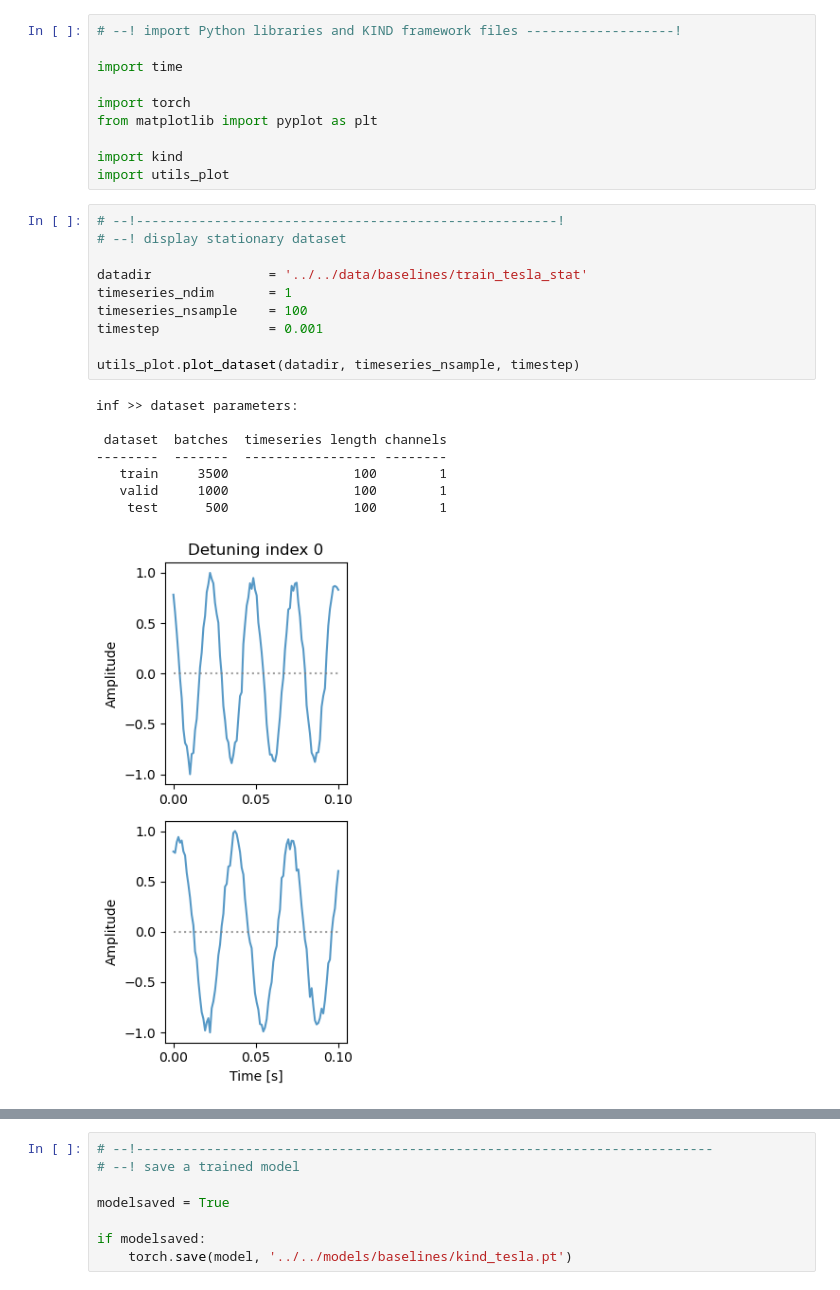
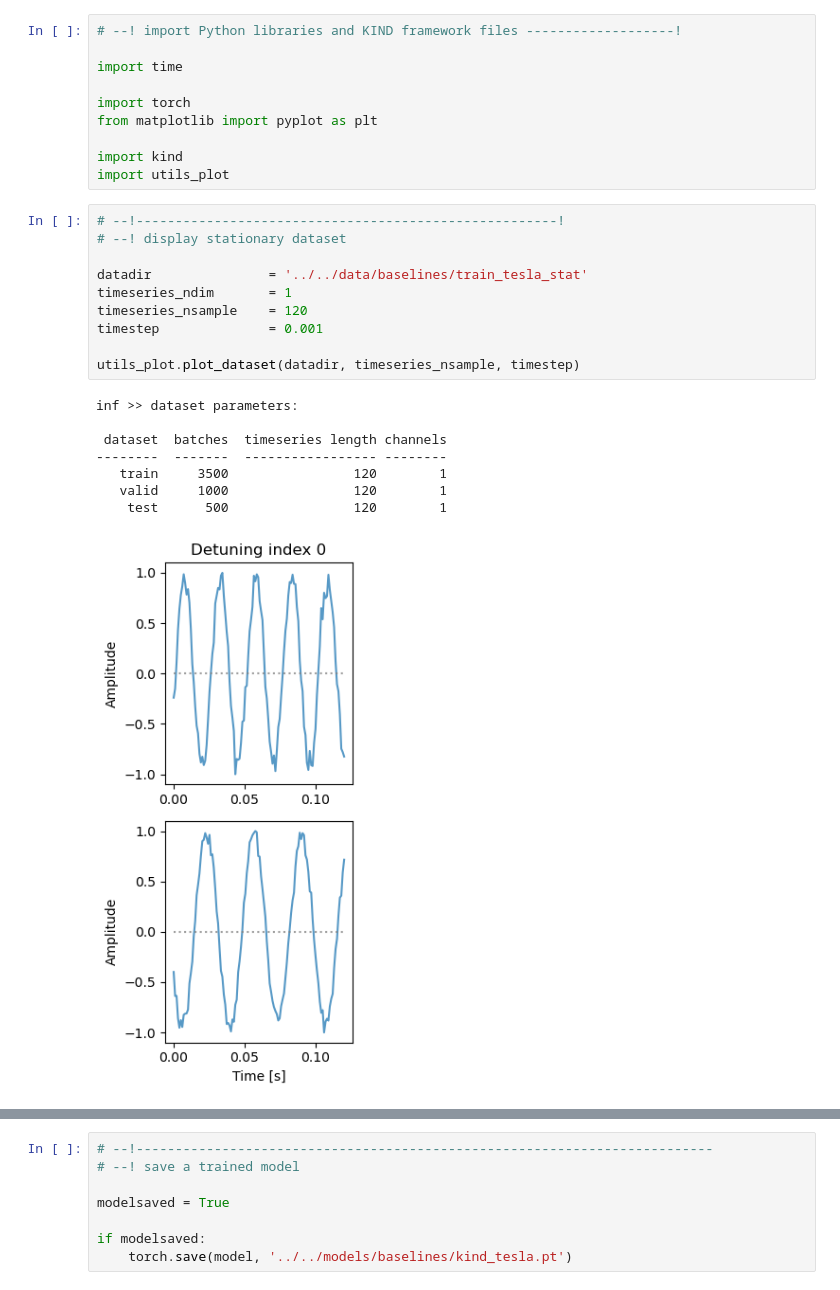
Before and after one commit to maalberg/kind, a Jupyter notebook: notebooks/baselines/02_baselines_tesla_kind_train.ipynb, the cells around one changed output, grey strips where cells are left out. Saved outputs shown, nothing was run; the diff lists cells and outputs as text.

```diff
--- a/notebooks/baselines/02_baselines_tesla_kind_train.ipynb
+++ b/notebooks/baselines/02_baselines_tesla_kind_train.ipynb
@@ -20,22 +20,22 @@ import utils_plot
 # %%
 # --!------------------------------------------------------!
 # --! display stationary dataset
 
 datadir               = '../../data/baselines/train_tesla_stat'
 timeseries_ndim       = 1
-timeseries_nsample    = 100
+timeseries_nsample    = 120
 timestep              = 0.001
 
 utils_plot.plot_dataset(datadir, timeseries_nsample, timestep)
 # %% [output]
 inf >> dataset parameters:
 
  dataset  batches  timeseries length channels
 --------  -------  ----------------- --------
-   train     3500                100        1
-   valid     1000                100        1
-    test      500                100        1
+   train     3500                120        1
+   valid     1000                120        1
+    test      500                120        1
-[figure, old version]
+[figure, new version]
 # %%
 # --!--------------------------------------------------------------------------
 # --! instantiate a model
```
Also changed, not shown: parts of 3 cells of this notebook, 3 other files.
